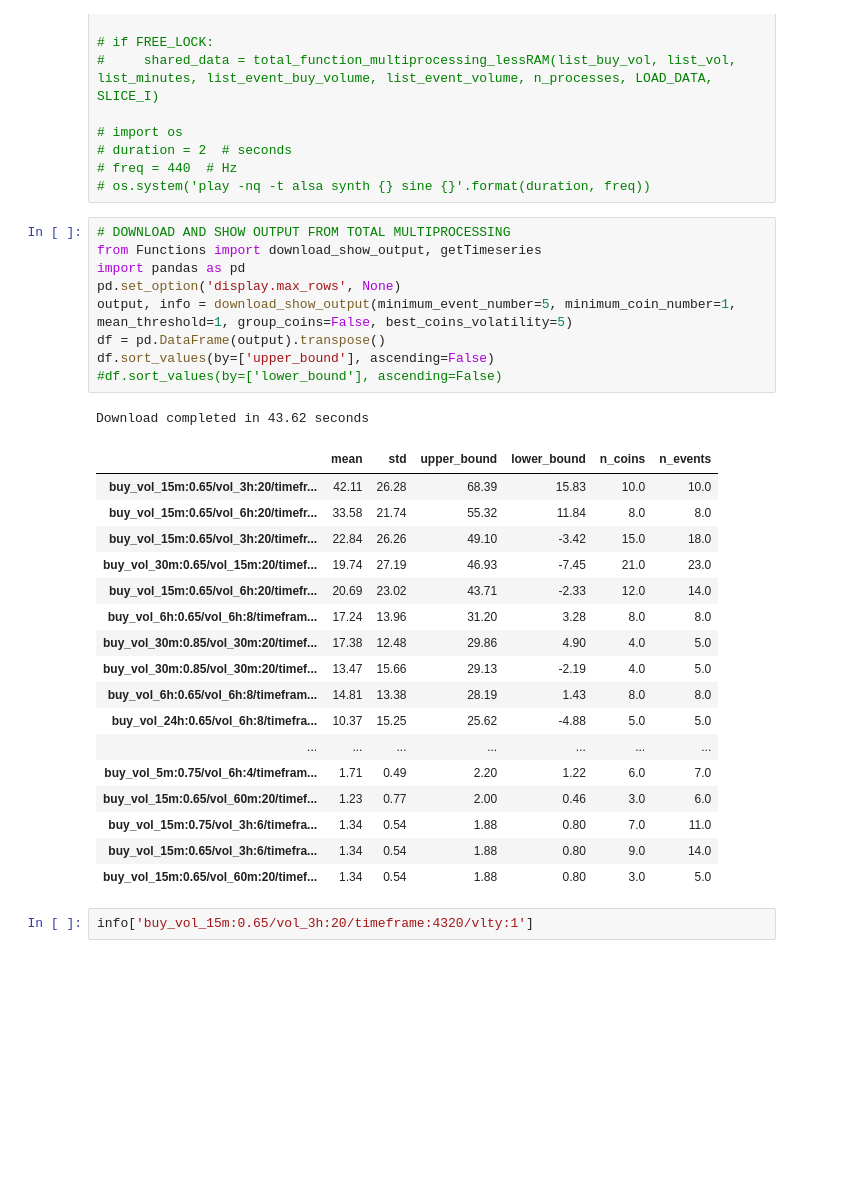
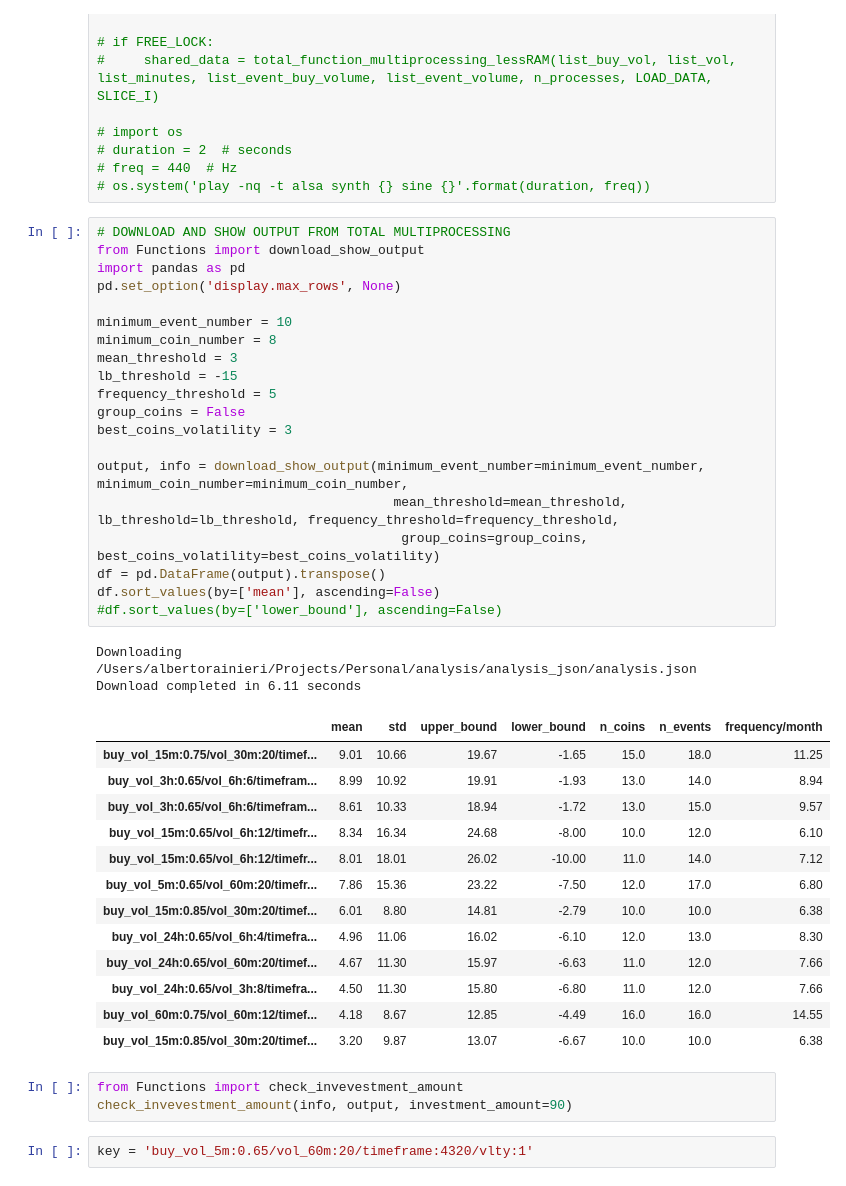
Before and after one commit to albertoRainieri/Crypto_Trading_System, a Jupyter notebook: analysis/Analysis.ipynb, the cells around one changed output. Cells and saved outputs as stored; diff of their text form; blank space fills up the shorter version.

Commit message:
Functions and Analysis Upgrade

```diff
--- a/analysis/Analysis.ipynb
+++ b/analysis/Analysis.ipynb
@@ -91,31 +49,42 @@ new data was jsonized
 # os.system('play -nq -t alsa synth {} sine {}'.format(duration, freq))
 # %%
 # DOWNLOAD AND SHOW OUTPUT FROM TOTAL MULTIPROCESSING
-from Functions import download_show_output, getTimeseries
+from Functions import download_show_output
 import pandas as pd
 pd.set_option('display.max_rows', None)
-output, info = download_show_output(minimum_event_number=5, minimum_coin_number=1,  mean_threshold=1, group_coins=False, best_coins_volatility=5)
+
+minimum_event_number = 10
+minimum_coin_number = 8
+mean_threshold = 3
+lb_threshold = -15
+frequency_threshold = 5
+group_coins = False
+best_coins_volatility = 3
+
+output, info = download_show_output(minimum_event_number=minimum_event_number, minimum_coin_number=minimum_coin_number,
+                                      mean_threshold=mean_threshold, lb_threshold=lb_threshold, frequency_threshold=frequency_threshold,
+                                       group_coins=group_coins, best_coins_volatility=best_coins_volatility)
 df = pd.DataFrame(output).transpose()
-df.sort_values(by=['upper_bound'], ascending=False)
+df.sort_values(by=['mean'], ascending=False)
 #df.sort_values(by=['lower_bound'], ascending=False)
 # %% [output]
-Download completed in 43.62 seconds
+Downloading /Users/albertorainieri/Projects/Personal/analysis/analysis_json/analysis.json
+Download completed in 6.11 seconds
-|  | mean | std | upper_bound | lower_bound | n_coins | n_events |
-| buy_vol_15m:0.65/vol_3h:20/timefr... | 42.11 | 26.28 | 68.39 | 15.83 | 10.0 | 10.0 |
-| buy_vol_15m:0.65/vol_6h:20/timefr... | 33.58 | 21.74 | 55.32 | 11.84 | 8.0 | 8.0 |
-| buy_vol_15m:0.65/vol_3h:20/timefr... | 22.84 | 26.26 | 49.10 | -3.42 | 15.0 | 18.0 |
-| buy_vol_30m:0.65/vol_15m:20/timef... | 19.74 | 27.19 | 46.93 | -7.45 | 21.0 | 23.0 |
-| buy_vol_15m:0.65/vol_6h:20/timefr... | 20.69 | 23.02 | 43.71 | -2.33 | 12.0 | 14.0 |
-| buy_vol_6h:0.65/vol_6h:8/timefram... | 17.24 | 13.96 | 31.20 | 3.28 | 8.0 | 8.0 |
-| buy_vol_30m:0.85/vol_30m:20/timef... | 17.38 | 12.48 | 29.86 | 4.90 | 4.0 | 5.0 |
-| buy_vol_30m:0.85/vol_30m:20/timef... | 13.47 | 15.66 | 29.13 | -2.19 | 4.0 | 5.0 |
-| buy_vol_6h:0.65/vol_6h:8/timefram... | 14.81 | 13.38 | 28.19 | 1.43 | 8.0 | 8.0 |
-| buy_vol_24h:0.65/vol_6h:8/timefra... | 10.37 | 15.25 | 25.62 | -4.88 | 5.0 | 5.0 |
-| ... | ... | ... | ... | ... | ... | ... |
-| buy_vol_5m:0.75/vol_6h:4/timefram... | 1.71 | 0.49 | 2.20 | 1.22 | 6.0 | 7.0 |
-| buy_vol_15m:0.65/vol_60m:20/timef... | 1.23 | 0.77 | 2.00 | 0.46 | 3.0 | 6.0 |
-| buy_vol_15m:0.75/vol_3h:6/timefra... | 1.34 | 0.54 | 1.88 | 0.80 | 7.0 | 11.0 |
-| buy_vol_15m:0.65/vol_3h:6/timefra... | 1.34 | 0.54 | 1.88 | 0.80 | 9.0 | 14.0 |
-| buy_vol_15m:0.65/vol_60m:20/timef... | 1.34 | 0.54 | 1.88 | 0.80 | 3.0 | 5.0 |
+|  | mean | std | upper_bound | lower_bound | n_coins | n_events | frequency/month |
+| buy_vol_15m:0.75/vol_30m:20/timef... | 9.01 | 10.66 | 19.67 | -1.65 | 15.0 | 18.0 | 11.25 |
+| buy_vol_3h:0.65/vol_6h:6/timefram... | 8.99 | 10.92 | 19.91 | -1.93 | 13.0 | 14.0 | 8.94 |
+| buy_vol_3h:0.65/vol_6h:6/timefram... | 8.61 | 10.33 | 18.94 | -1.72 | 13.0 | 15.0 | 9.57 |
+| buy_vol_15m:0.65/vol_6h:12/timefr... | 8.34 | 16.34 | 24.68 | -8.00 | 10.0 | 12.0 | 6.10 |
+| buy_vol_15m:0.65/vol_6h:12/timefr... | 8.01 | 18.01 | 26.02 | -10.00 | 11.0 | 14.0 | 7.12 |
+| buy_vol_5m:0.65/vol_60m:20/timefr... | 7.86 | 15.36 | 23.22 | -7.50 | 12.0 | 17.0 | 6.80 |
+| buy_vol_15m:0.85/vol_30m:20/timef... | 6.01 | 8.80 | 14.81 | -2.79 | 10.0 | 10.0 | 6.38 |
+| buy_vol_24h:0.65/vol_6h:4/timefra... | 4.96 | 11.06 | 16.02 | -6.10 | 12.0 | 13.0 | 8.30 |
+| buy_vol_24h:0.65/vol_60m:20/timef... | 4.67 | 11.30 | 15.97 | -6.63 | 11.0 | 12.0 | 7.66 |
+| buy_vol_24h:0.65/vol_3h:8/timefra... | 4.50 | 11.30 | 15.80 | -6.80 | 11.0 | 12.0 | 7.66 |
+| buy_vol_60m:0.75/vol_60m:12/timef... | 4.18 | 8.67 | 12.85 | -4.49 | 16.0 | 16.0 | 14.55 |
+| buy_vol_15m:0.85/vol_30m:20/timef... | 3.20 | 9.87 | 13.07 | -6.67 | 10.0 | 10.0 | 6.38 |
+# %%
+from Functions import check_invevestment_amount
+check_invevestment_amount(info, output, investment_amount=90)
 # %%
-info['buy_vol_15m:0.65/vol_3h:20/timeframe:4320/vlty:1']
+key = 'buy_vol_5m:0.65/vol_60m:20/timeframe:4320/vlty:1'
```
Also changed, not shown: parts of 10 cells of this notebook, 2 other files.
